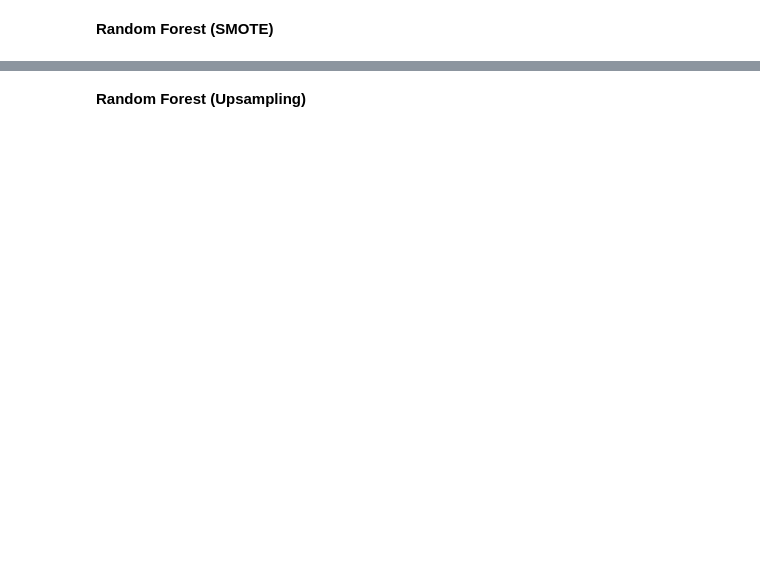
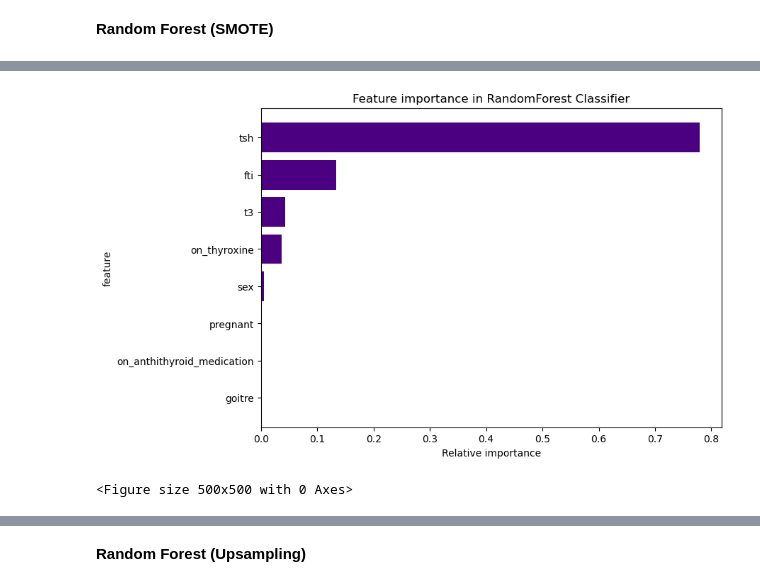
Before and after one commit to genolet/Final_bootcamp_project, a Jupyter notebook: notebooks/Base_machine_learning_models_hypothyroid_ds.ipynb, the cells around one changed output, grey strips where cells are left out. Drawn from its saved outputs; the diff is of its cells as text; code cells hidden in the pictures; blank space fills up the shorter version.

```diff
--- a/notebooks/Base_machine_learning_models_hypothyroid_ds.ipynb
+++ b/notebooks/Base_machine_learning_models_hypothyroid_ds.ipynb
@@ -435,6 +663,6 @@ print('Best parameters:', rf_grid.best_params_)
 # %% [markdown]
 **Random Forest (SMOTE)**
 # %%
-rf_clf = RandomForestClassifier(criterion = "entropy", max_depth = 10, max_features = "log2")
+rf_clf = RandomForestClassifier(criterion = "entropy", max_depth = 15, min_samples_split = 3, max_features = "log2")
 # %%
 rf_clf.fit(X_train_scaled_sm, y_train_sm)
@@ -464,0 +707,7 @@ print("The f1 score in the TEST  set is: {:.3f}".format(f1_score(y_test, y_test_
+# %%
+col = ["sex" ,"on_thyroxine" ,"on_anthithyroid_medication" ,"pregnant", "goitre", "tsh", "t3", "fti"]
+y =  rf_clf.feature_importances_
+df = pd.DataFrame(y, col).reset_index()
+df.columns = ["column", "fi"]
+df = df.sort_values("fi", ascending=False)
+df
@@ -464,0 +724,18 @@ print("The f1 score in the TEST  set is: {:.3f}".format(f1_score(y_test, y_test_
+# %%
+fig = plt.figure()
+ax = fig.add_axes([0,0,1,1])
+cols = list(df["column"])
+fi = list(df["fi"])
+ax.barh(cols,fi, color="indigo")
+plt.gca().invert_yaxis()
+plt.title("Feature importance in RandomForest Classifier")
+plt.xlabel("Relative importance")
+plt.ylabel("feature")
+plt.figure(figsize=(5,5))
+fig.set_size_inches(6.5, 4.5, forward=True)
+plt.show()
+
+fig.savefig('./streamlit/images/rf_feature_importance.png', bbox_inches='tight')
+# %% [output]
+[figure, added]
+<Figure size 500x500 with 0 Axes>
```
Also changed, not shown: parts of 65 cells of this notebook, 24 other files.
